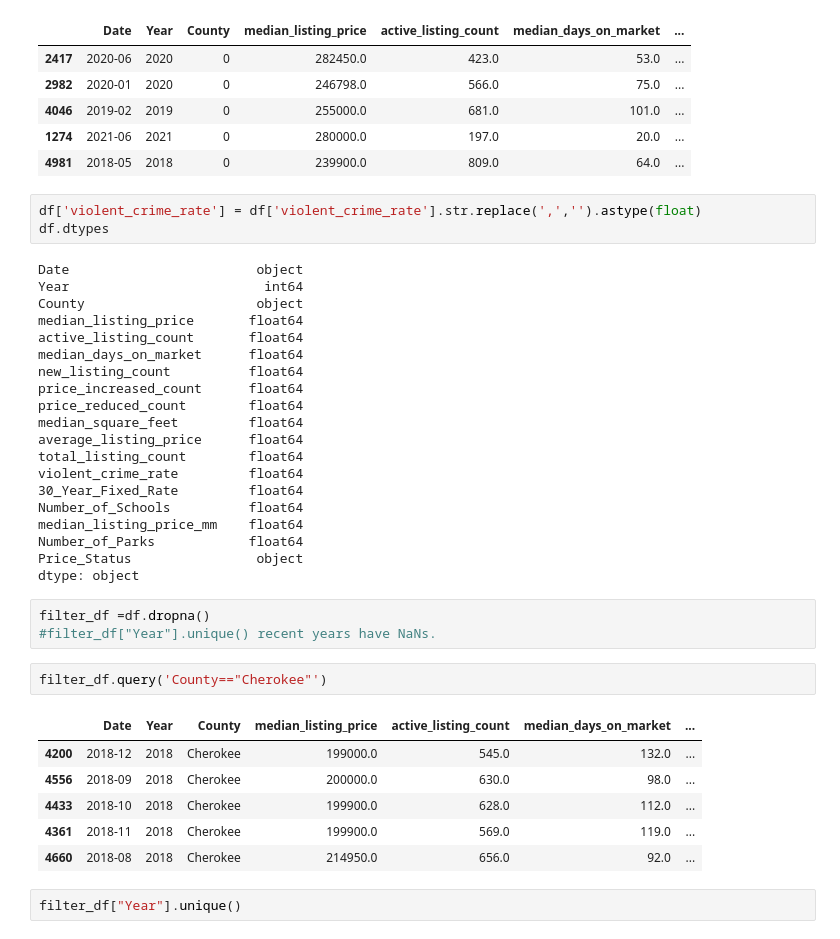
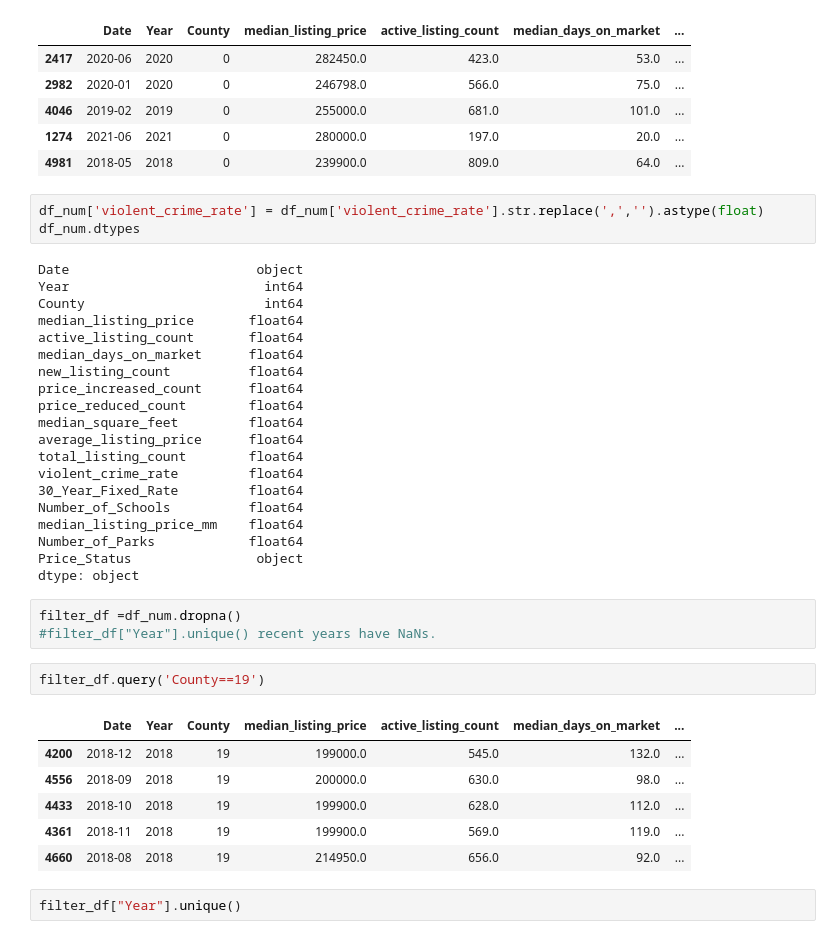
Before and after one commit to ksommerdorf/FinalProject, a Jupyter notebook: notebook/balanced_random_forest_classifier_3classes_week3.ipynb, the cells around one changed output. Saved outputs shown, nothing was run; the diff lists cells and outputs as text.

```diff
--- a/notebook/balanced_random_forest_classifier_3classes_week3.ipynb
+++ b/notebook/balanced_random_forest_classifier_3classes_week3.ipynb
@@ -62,12 +62,12 @@ df_num.head()
 | 1274 | 2021-06 | 2021 | 0 | 280000.0 | 197.0 | 20.0 | ... |
 | 4981 | 2018-05 | 2018 | 0 | 239900.0 | 809.0 | 64.0 | ... |
 # %%
-df['violent_crime_rate'] = df['violent_crime_rate'].str.replace(',','').astype(float)
-df.dtypes
+df_num['violent_crime_rate'] = df_num['violent_crime_rate'].str.replace(',','').astype(float)
+df_num.dtypes
 # %% [output]
 Date                        object
 Year                         int64
-County                      object
+County                       int64
 median_listing_price       float64
 active_listing_count       float64
 median_days_on_market      float64
@@ -85,17 +85,17 @@ Number_of_Parks            float64
 Price_Status                object
 dtype: object
 # %%
-filter_df =df.dropna()
+filter_df =df_num.dropna()
 #filter_df["Year"].unique() recent years have NaNs.
 # %%
-filter_df.query('County=="Cherokee"')
+filter_df.query('County==19')
 # %% [output]
 |  | Date | Year | County | median_listing_price | active_listing_count | median_days_on_market | ... |
-| 4200 | 2018-12 | 2018 | Cherokee | 199000.0 | 545.0 | 132.0 | ... |
-| 4556 | 2018-09 | 2018 | Cherokee | 200000.0 | 630.0 | 98.0 | ... |
-| 4433 | 2018-10 | 2018 | Cherokee | 199900.0 | 628.0 | 112.0 | ... |
-| 4361 | 2018-11 | 2018 | Cherokee | 199900.0 | 569.0 | 119.0 | ... |
-| 4660 | 2018-08 | 2018 | Cherokee | 214950.0 | 656.0 | 92.0 | ... |
+| 4200 | 2018-12 | 2018 | 19 | 199000.0 | 545.0 | 132.0 | ... |
+| 4556 | 2018-09 | 2018 | 19 | 200000.0 | 630.0 | 98.0 | ... |
+| 4433 | 2018-10 | 2018 | 19 | 199900.0 | 628.0 | 112.0 | ... |
+| 4361 | 2018-11 | 2018 | 19 | 199900.0 | 569.0 | 119.0 | ... |
+| 4660 | 2018-08 | 2018 | 19 | 214950.0 | 656.0 | 92.0 | ... |
 # %%
 filter_df["Year"].unique()
 # %% [output]
```
Also changed, not shown: parts of 32 cells of this notebook.
